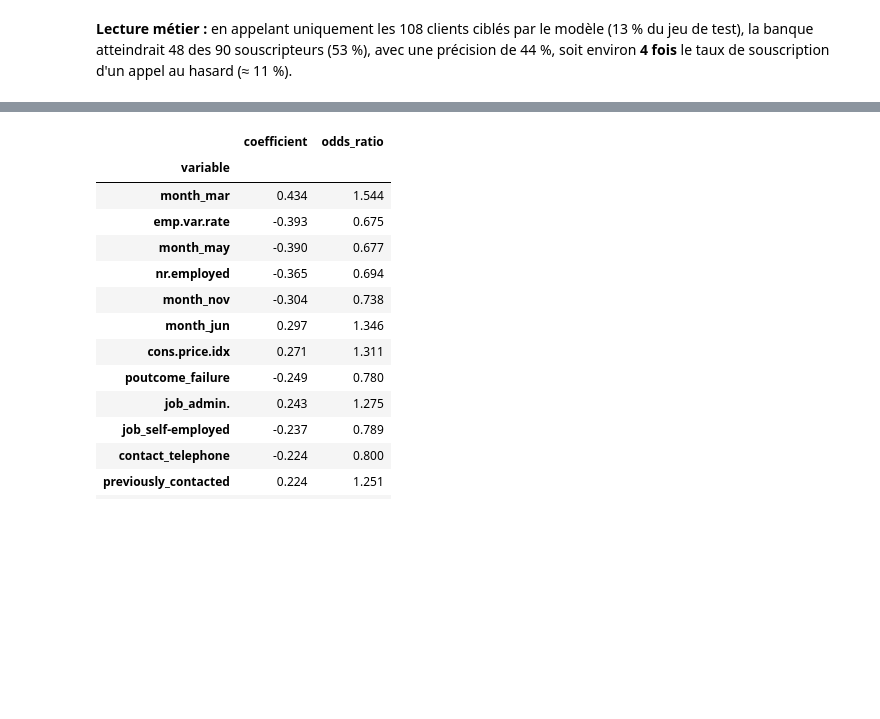
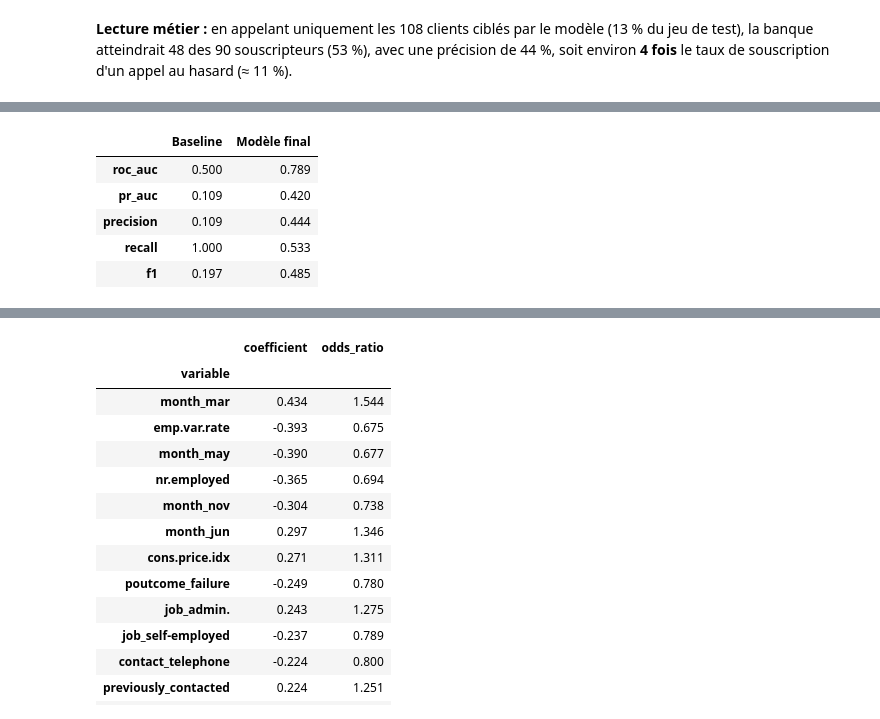
Before and after one commit to md0312/projet_MLOps, a Jupyter notebook: notebooks/03_final_model.ipynb, the cells around one changed output, grey strips where cells are left out. Saved outputs shown, nothing was run; the diff lists cells and outputs as text; code cells hidden in the pictures; blank space fills up the shorter version.

```diff
--- a/notebooks/03_final_model.ipynb
+++ b/notebooks/03_final_model.ipynb
@@ -98,0 +111,19 @@ hasard (≈ 11 %).
+# %%
+with tempfile.TemporaryDirectory() as temporary_dir:
+    baseline_dir = Path(temporary_dir)
+    baseline_config = load_config(CONFIGS_DIR / "baseline.yaml")
+    run_training(baseline_config, baseline_dir / "baseline.joblib", baseline_dir)
+    baseline_results = run_evaluation(
+        baseline_config, baseline_dir / "baseline.joblib", baseline_dir
+    )
+
+pd.DataFrame({"Baseline": baseline_results, "Modèle final": test_results}).drop(
+    "threshold"
+).round(3)
+# %% [output]
+|  | Baseline | Modèle final |
+| roc_auc | 0.500 | 0.789 |
+| pr_auc | 0.109 | 0.420 |
+| precision | 0.109 | 0.444 |
+| recall | 1.000 | 0.533 |
+| f1 | 0.197 | 0.485 |
```
Also changed, not shown: parts of 10 cells of this notebook, 1 other file.
